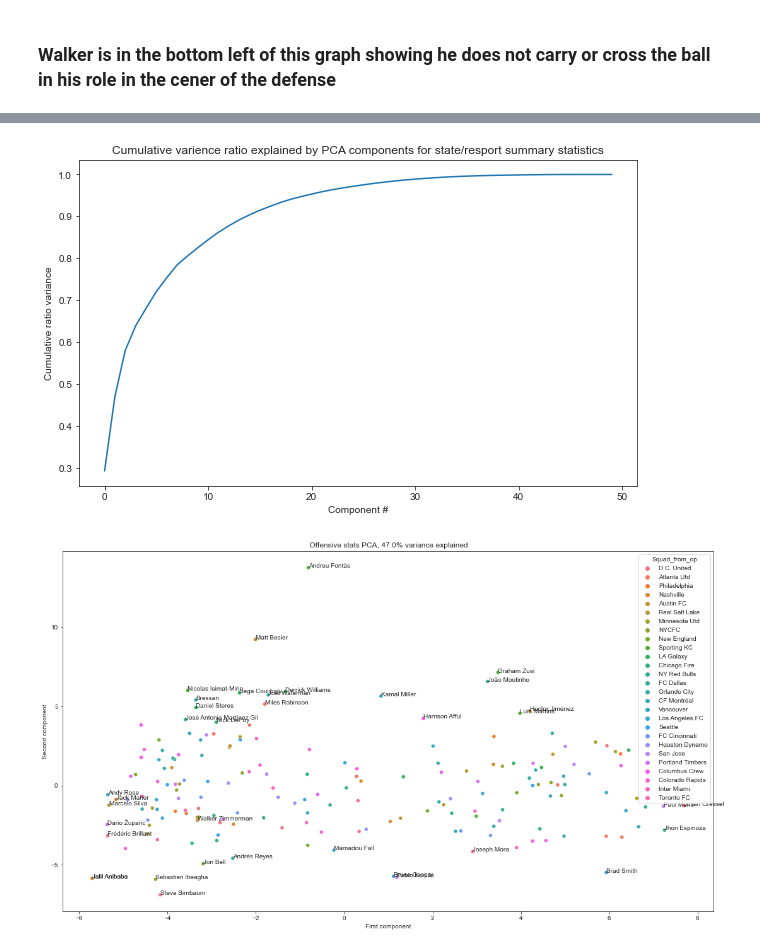
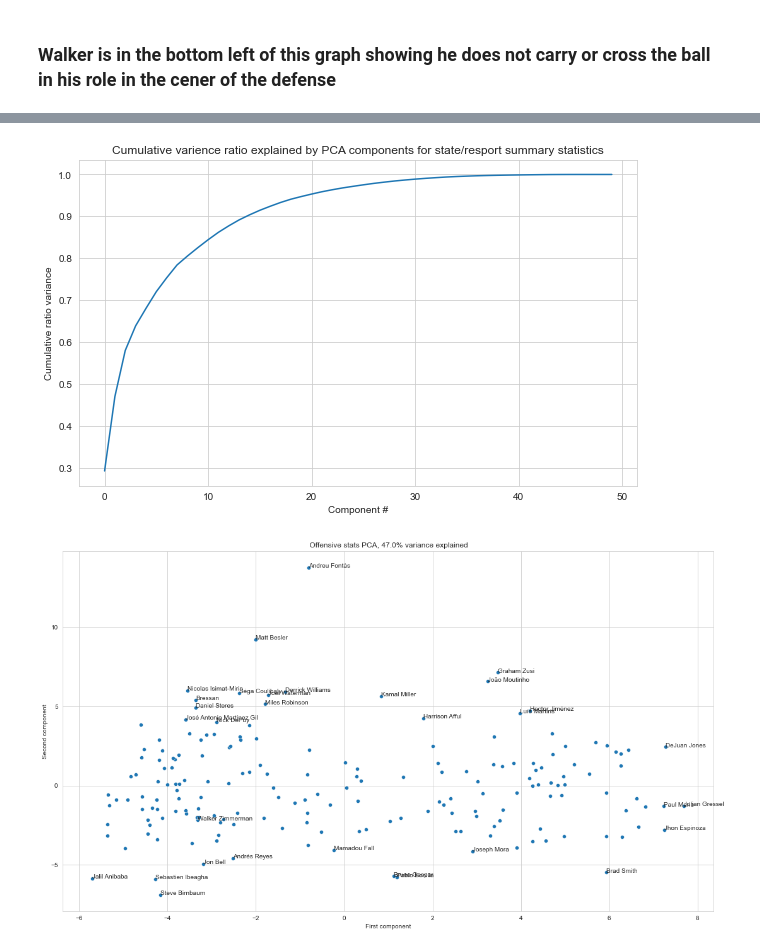
Before and after one commit to misterrustia/MLS_clustering_Captsone, a Jupyter notebook: 2_Exploratory_Data_analysis/Player_exploratory_data_analysis.ipynb, the cells around one changed output, grey strips where cells are left out. Saved outputs shown, nothing was run; the diff lists cells and outputs as text; code cells hidden in the pictures.

```diff
--- a/2_Exploratory_Data_analysis/Player_exploratory_data_analysis.ipynb
+++ b/2_Exploratory_Data_analysis/Player_exploratory_data_analysis.ipynb
@@ -347,7 +250,7 @@ for p, x, y in zip(p, x, y):
 
 graph = df.loc[(df['Crosses']>.1)&(df['Position']=='DF')&(df['Nineties']>10)]
 
-sns.set_style('ticks')
+sns.set_style('whitegrid')
 
 fig, ax = plt.subplots()
 fig.set_size_inches(18.5, 10.5)
@@ -384,7 +287,7 @@ plt.tight_layout()
 graph = df.loc[(df['pAdj_Tackle_int_blocks']<35)&(df['Position']=='DF')&(df['Aerial_win_pct']<100)&
                (df['Aerial_win_pct']>0)&(df['Nineties']>5)]
 
-sns.set_style('ticks')
+sns.set_style('whitegrid')
 
 fig, ax = plt.subplots()
 fig.set_size_inches(18.5, 10.5)
@@ -405,7 +308,7 @@ for p, x, y in zip(p, x, y):
         plt.annotate(p, (x, y))
     if y > 80:
          plt.annotate(p, (x, y))
-    if x > 12:
+    elif x > 12:
         plt.annotate(p,(x,y))
 
 
@@ -415,7 +318,7 @@ plt.tight_layout()
 # %%
 graph = df.loc[(df['pAdj_Tackle_int_blocks']<35)&(df['Position']=='DF')&(df['Aerial_win_pct']<100)&
                (df['Aerial_win_pct']>0)&(df['Nineties']>5)]
-sns.set_style('ticks')
+sns.set_style('whitegrid')
 
 fig, ax = plt.subplots()
 fig.set_size_inches(18.5, 10.5)
@@ -434,9 +337,9 @@ g = sns.scatterplot(data=graph, x =x, y=y,hue='Squad_from_op',
 for p, x, y in zip(p, x, y):
     if p == 'Walker Zimmerman':
         plt.annotate(p, (x, y))
-    if y > 170:
+    elif y > 170:
          plt.annotate(p, (x, y))
-    if x > 450:
+    elif x > 450:
         plt.annotate(p,(x,y))
 
 
@@ -503,6 +374,9 @@ def_pca_df = pd.DataFrame(def_pca_x[:,:2])
 # %%
+
+def_pca_x = def_pca.transform(def_stats_scale)
 def_pca_df = pd.DataFrame(def_pca_x[:,:2])
-sns.set_style('ticks')
+
+sns.set_style('whitegrid')
 fig, ax = plt.subplots()
 fig.set_size_inches(18.5, 10.5)
 data = def_pca_x[:,0:2]
@@ -558,4 +424,7 @@ dtype: float64
 # %%
+att_stats_scale = scale(att_stats)
+att_scaled_df = pd.DataFrame(att_stats_scale, columns=att_stats.columns)
+
 att_pca = PCA().fit(att_stats_scale)
 att_pca_x = att_pca.transform(att_stats_scale)
 
@@ -565,31 +434,33 @@ plt.xlabel('Component #')
 plt.ylabel('Cumulative ratio variance')
 plt.title('Cumulative varience ratio explained by PCA components for state/resport summary statistics');
 # %% [output]
-[figure, old version]
+[figure, new version]
 # %%
 att_pca_df = pd.DataFrame(att_pca_x[:,:2])
 
-sns.set_style('ticks')
+sns.set_style('whitegrid')
 fig, ax = plt.subplots()
 fig.set_size_inches(18.5, 10.5)
 data = att_pca_x[:,0:2]
 x = att_pca_x[:, 0]
 y = att_pca_x[:, 1]
 p = names
 c = defenders['Squad_from_op']
 
 pc_var = 100 * att_pca.explained_variance_ratio_.cumsum()[1]
-g = sns.scatterplot(data=att_pca_df, x =x, y=y,hue=c, ax=ax)
+g = sns.scatterplot(data=att_pca_df, x =x, y=y,
+#                     hue=c,
+                    ax=ax)
 plt.xlabel('First component')
 plt.ylabel('Second component')
 plt.title(f' Offensive stats PCA, {pc_var:.1f}% variance explained')
 
 for p, x, y in zip(p, x, y):
     if p == 'Walker Zimmerman':
         plt.annotate(p, (x, y))
     elif y > 4 or y<-4:
          plt.annotate(p, (x, y))
-    elif x > 7 or x< -5:
+    elif x > 7:
         plt.annotate(p,(x,y))
 # %% [output]
-[figure, old version]
+[figure, new version]
```
Also changed, not shown: parts of 40 cells of this notebook, 7 other files.
